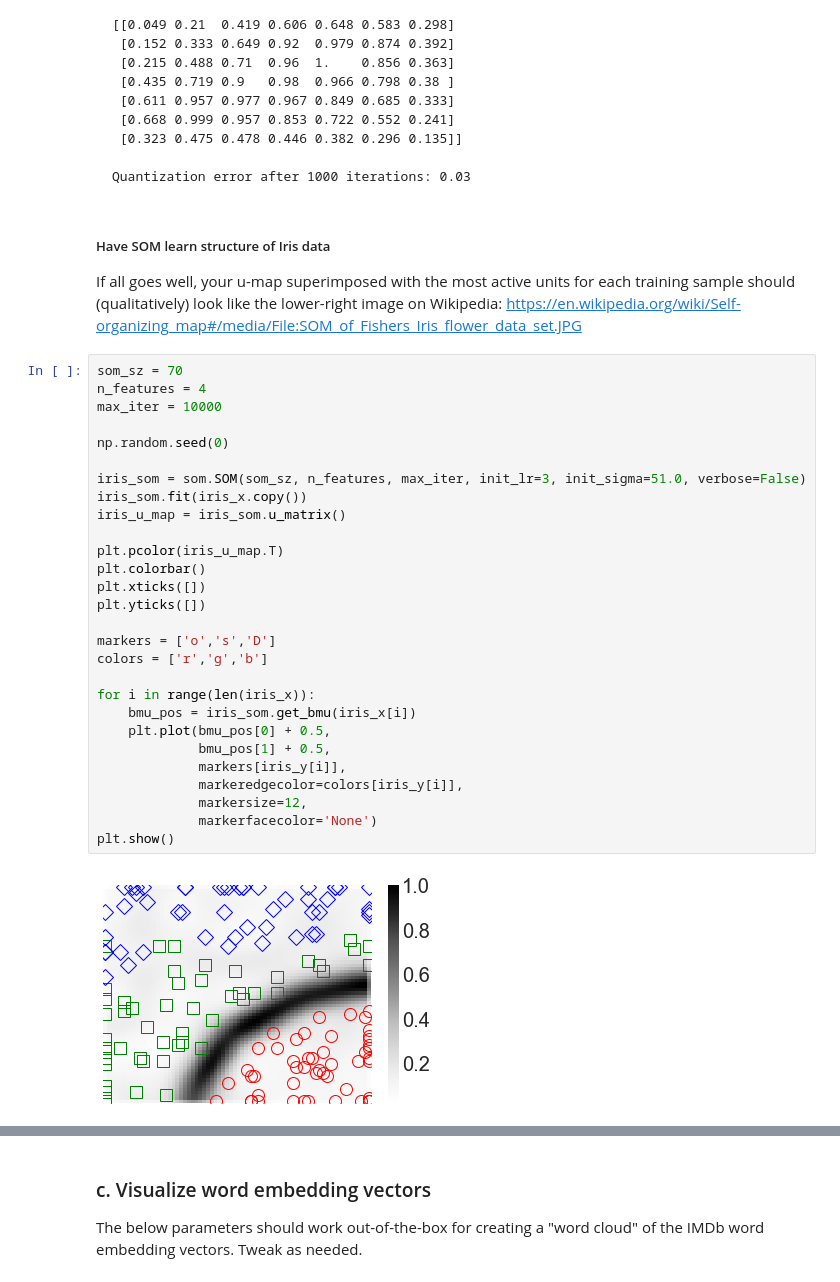
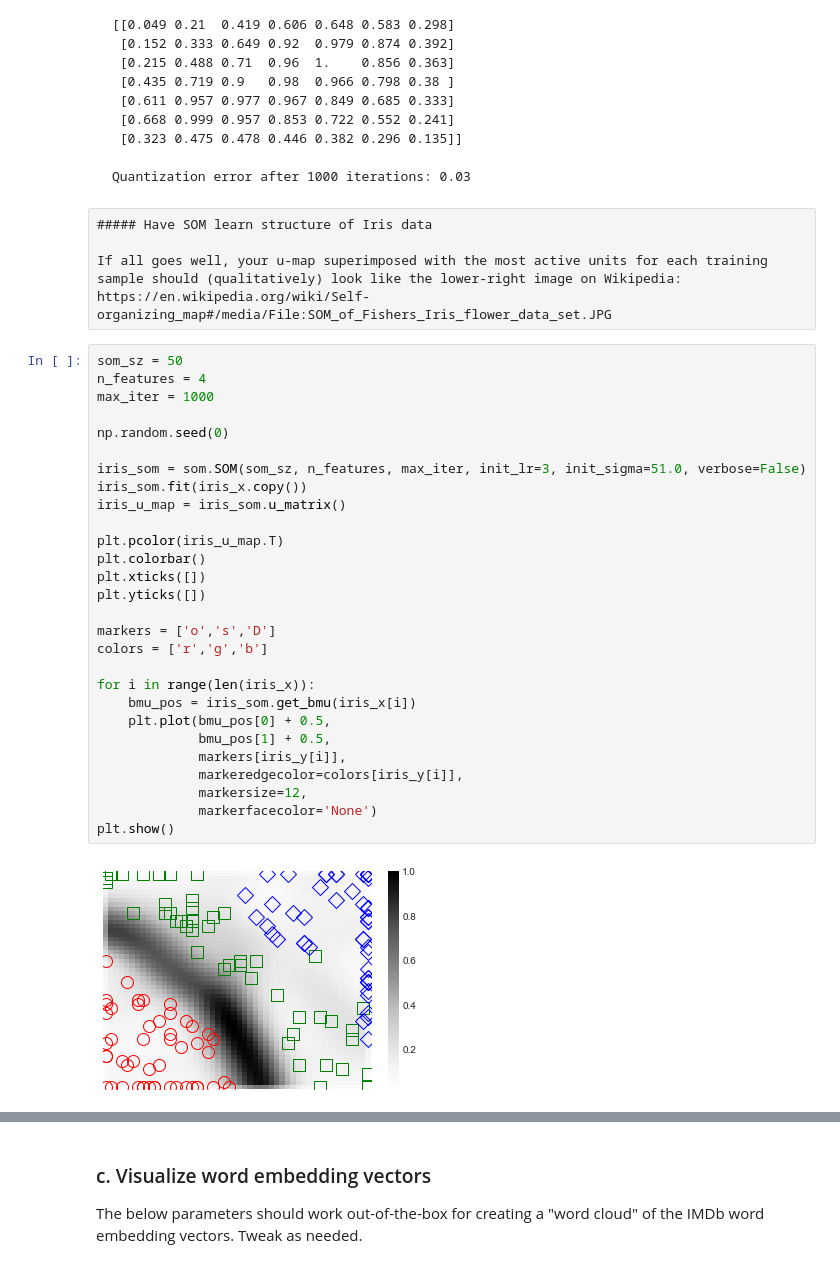
Before and after one commit to ejseal21/NeuralNetworks, a Jupyter notebook: project5/som.ipynb, the cells around one changed output, grey strips where cells are left out. Drawn from its saved outputs; the diff is of its cells as text.

```diff
--- a/project5/som.ipynb
+++ b/project5/som.ipynb
@@ -404,39 +415,39 @@ You should see:
      [0.323 0.475 0.478 0.446 0.382 0.296 0.135]]
 
     Quantization error after 1000 iterations: 0.03
-# %% [markdown]
-##### Have SOM learn structure of Iris data
-
-If all goes well, your u-map superimposed with the most active units for each training sample should (qualitatively) look like the lower-right image on Wikipedia: https://en.wikipedia.org/wiki/Self-organizing_map#/media/File:SOM_of_Fishers_Iris_flower_data_set.JPG
+# %% [raw]
+##### Have SOM learn structure of Iris data
+
+If all goes well, your u-map superimposed with the most active units for each training sample should (qualitatively) look like the lower-right image on Wikipedia: https://en.wikipedia.org/wiki/Self-organizing_map#/media/File:SOM_of_Fishers_Iris_flower_data_set.JPG
 # %%
-som_sz = 70
+som_sz = 50
 n_features = 4
-max_iter = 10000
+max_iter = 1000
 
 np.random.seed(0)
 
 iris_som = som.SOM(som_sz, n_features, max_iter, init_lr=3, init_sigma=51.0, verbose=False)
 iris_som.fit(iris_x.copy())
 iris_u_map = iris_som.u_matrix()
 
 plt.pcolor(iris_u_map.T)
 plt.colorbar()
 plt.xticks([])
 plt.yticks([])
 
 markers = ['o','s','D']
 colors = ['r','g','b']
 
 for i in range(len(iris_x)):
     bmu_pos = iris_som.get_bmu(iris_x[i])
     plt.plot(bmu_pos[0] + 0.5,
              bmu_pos[1] + 0.5,
              markers[iris_y[i]],
              markeredgecolor=colors[iris_y[i]],
              markersize=12,
              markerfacecolor='None')
 plt.show()
 # %% [output]
-[figure, old version]
+[figure, new version]
 # %% [markdown]
 - **Question 3**: What do the different shaped/colored plot markers represent in the visualization?
```
Also changed, not shown: parts of 17 cells of this notebook, 1 other file.
